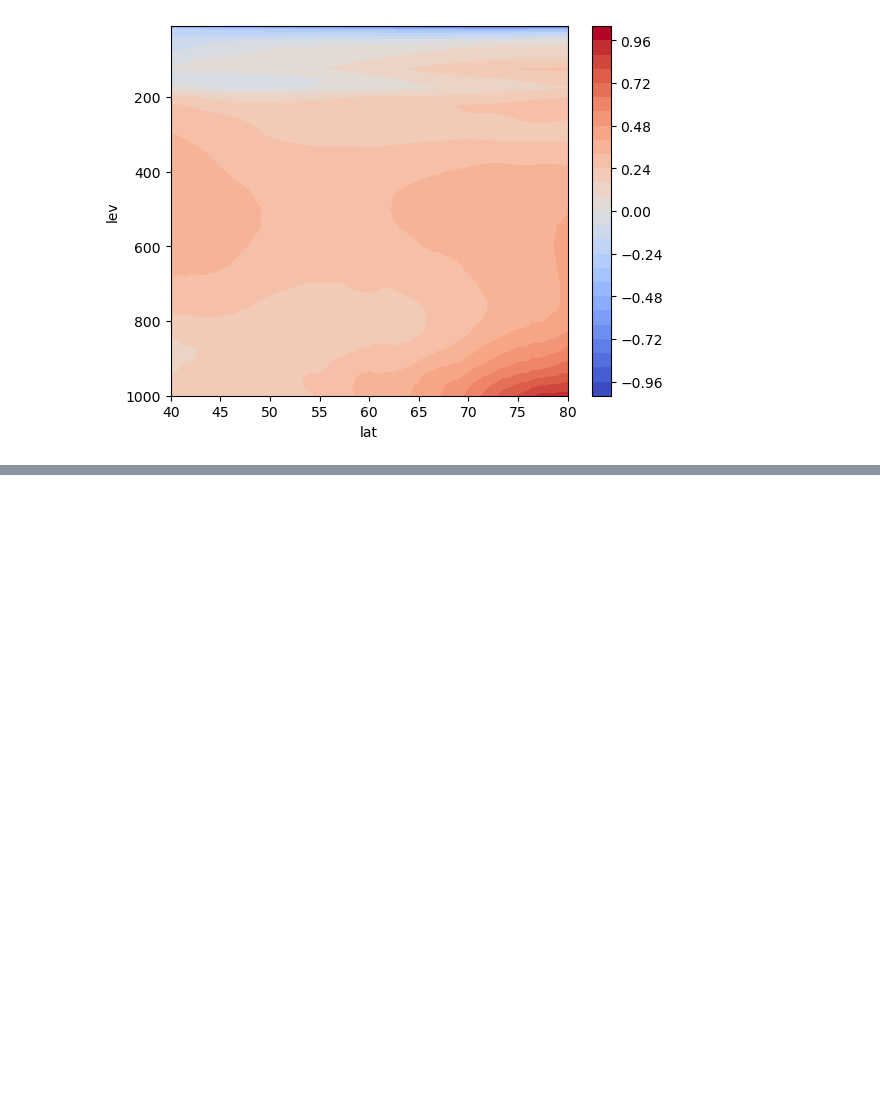
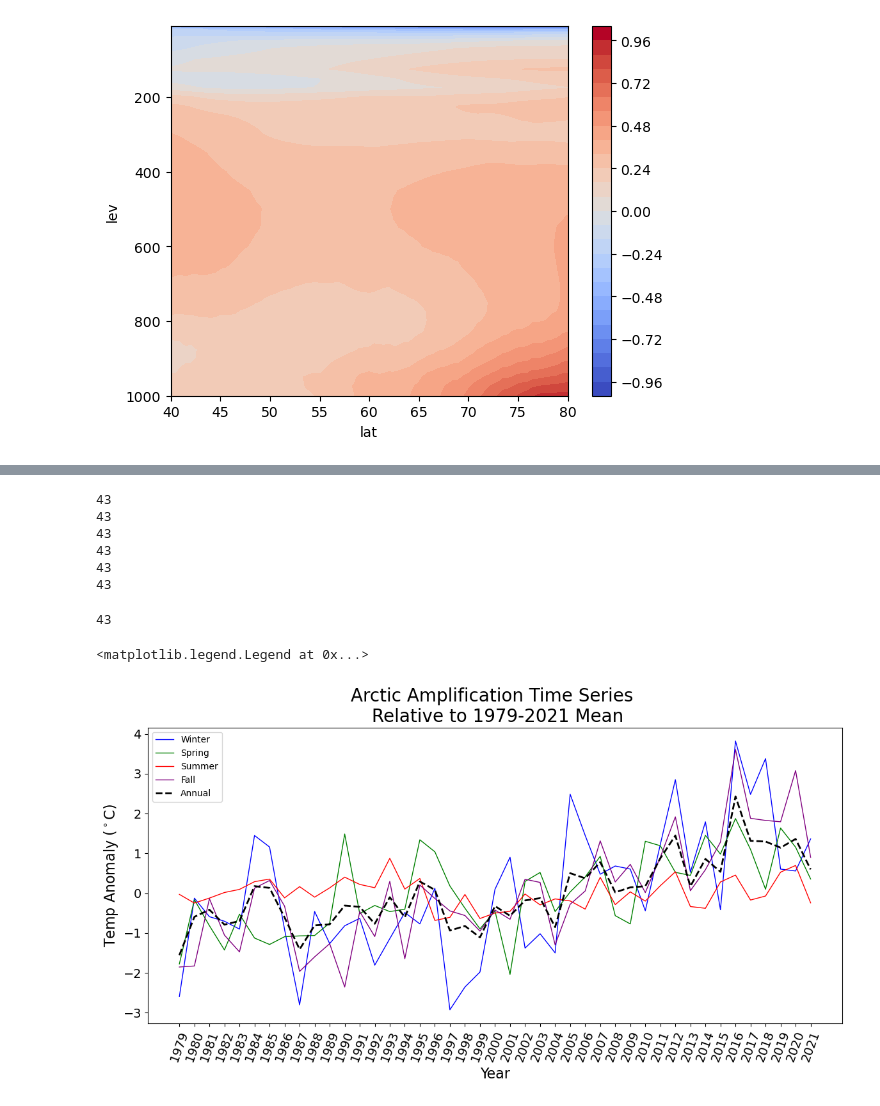
Before and after one commit to cgsutter/ATM622-General-Circulation, a Jupyter notebook: testing/CFSR_plots.ipynb, the cells around one changed output, grey strips where cells are left out. Saved outputs shown, nothing was run; the diff lists cells and outputs as text; code cells hidden in the pictures; blank space fills up the shorter version.

Commit message:
Plot seasonal and annual trends by year

```diff
--- a/testing/CFSR_plots.ipynb
+++ b/testing/CFSR_plots.ipynb
@@ -223,0 +330,78 @@ Mon Jan 2 06:03:28 UTC 2017
+# %%
+arctic_djf_mean = np.mean(arctic_seasonal_dict['DJF'])
+arctic_mam_mean = np.mean(arctic_seasonal_dict['MAM'])
+arctic_jja_mean = np.mean(arctic_seasonal_dict['JJA'])
+arctic_son_mean = np.mean(arctic_seasonal_dict['SON'])
+arctic_annual_mean = np.mean(arctic_seasonal_dict['annual'])
+
+midlat_djf_mean = np.mean(midlat_seasonal_dict['DJF'])
+midlat_mam_mean = np.mean(midlat_seasonal_dict['MAM'])
+midlat_jja_mean = np.mean(midlat_seasonal_dict['JJA'])
+midlat_son_mean = np.mean(midlat_seasonal_dict['SON'])
+midlat_annual_mean = np.mean(midlat_seasonal_dict['annual'])
+# %%
+anom_djf_arctic = np.array([x - arctic_djf_mean for x in arctic_seasonal_dict['DJF']])
+anom_djf_midlat = np.array([x - midlat_djf_mean for x in midlat_seasonal_dict['DJF']])
+winter = (anom_djf_arctic - anom_djf_midlat).tolist()
+
+anom_mam_arctic = np.array([x - arctic_mam_mean for x in arctic_seasonal_dict['MAM']])
+anom_mam_midlat = np.array([x - midlat_mam_mean for x in midlat_seasonal_dict['MAM']])
+spring = (anom_mam_arctic - anom_mam_midlat).tolist()
+
+anom_jja_arctic = np.array([x - arctic_jja_mean for x in arctic_seasonal_dict['JJA']])
+anom_jja_midlat = np.array([x - midlat_jja_mean for x in midlat_seasonal_dict['JJA']])
+summer = (anom_jja_arctic - anom_jja_midlat).tolist()
+
+anom_son_arctic = np.array([x - arctic_son_mean for x in arctic_seasonal_dict['SON']])
+anom_son_midlat = np.array([x - midlat_son_mean for x in midlat_seasonal_dict['SON']])
+fall = (anom_son_arctic - anom_son_midlat).tolist()
+
+anom_annual_arctic = np.array([x - arctic_annual_mean for x in arctic_seasonal_dict['annual']])
+anom_annual_midlat = np.array([x - midlat_annual_mean for x in midlat_seasonal_dict['annual']])
+annual = (anom_annual_arctic - anom_annual_midlat).tolist()
+
+years = arctic_seasonal_dict['year_name']
+
+print(len(years))
+print(len(winter))
+print(len(spring))
+print(len(summer))
+print(len(fall))
+print(len(annual))
+# %% [output]
+43
+43
+43
+43
+43
+43
+# %%
+print(len(annual))
+# %% [output]
+43
+# %%
+
+## Create figure of a particular size
+fig = plt.figure(figsize=(14, 6))
+
+## TS Karl
+# add plots for TS Karl windspeed
+ax1 = fig.add_subplot(1, 1, 1)
+
+ax1.plot(years, winter, label='Winter', color='blue',linewidth=1, markersize = 6) #, marker='o'
+ax1.plot(years, spring, label='Spring', color='green',linewidth=1, markersize = 6) # , marker='o'
+ax1.plot(years, summer, label='Summer', color='red',linewidth=1, markersize = 6) #, marker='o'
+ax1.plot(years, fall, label='Fall', color='purple',linewidth=1, markersize = 6) #, marker='o'
+ax1.plot(years, annual, label='Annual', color='black',linewidth=2, linestyle='--', markersize = 6) #, marker='o'
+
+
+ax1.set_title('Arctic Amplification Time Series \n Relative to 1979-2021 Mean', size = 20)
+ax1.set_xlabel('Year', size = 16)
+ax1.set_ylabel('Temp Anomaly ($^\circ$C)', size = 16)
+ax1.tick_params(axis='x', labelrotation = 70, labelsize=14)
+ax1.tick_params(axis='y',  labelsize=14)
+
+ax1.legend(loc='upper left')
+# %% [output]
+<matplotlib.legend.Legend at 0x...>
+[figure, added]
```
Also changed, not shown: parts of 25 cells of this notebook.
